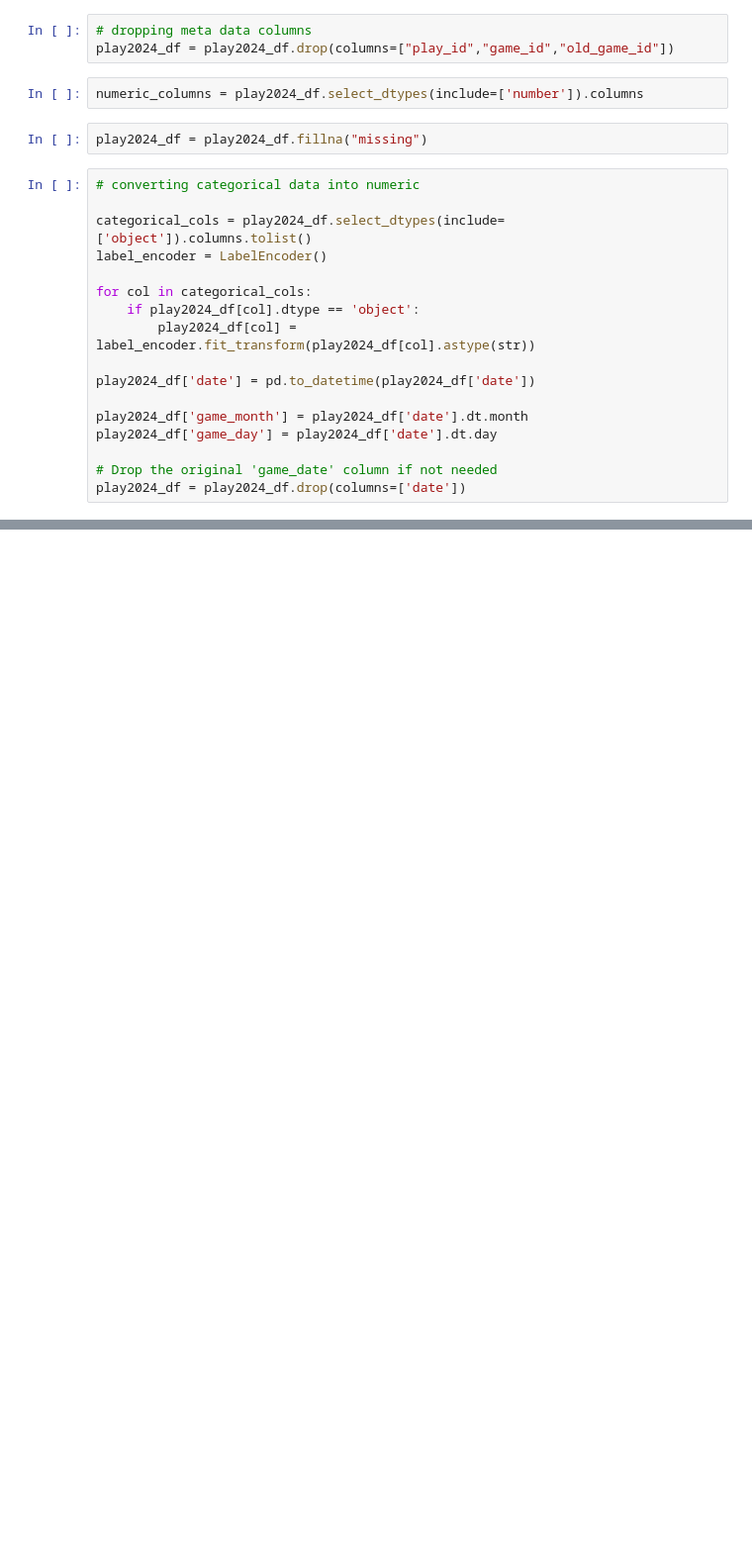
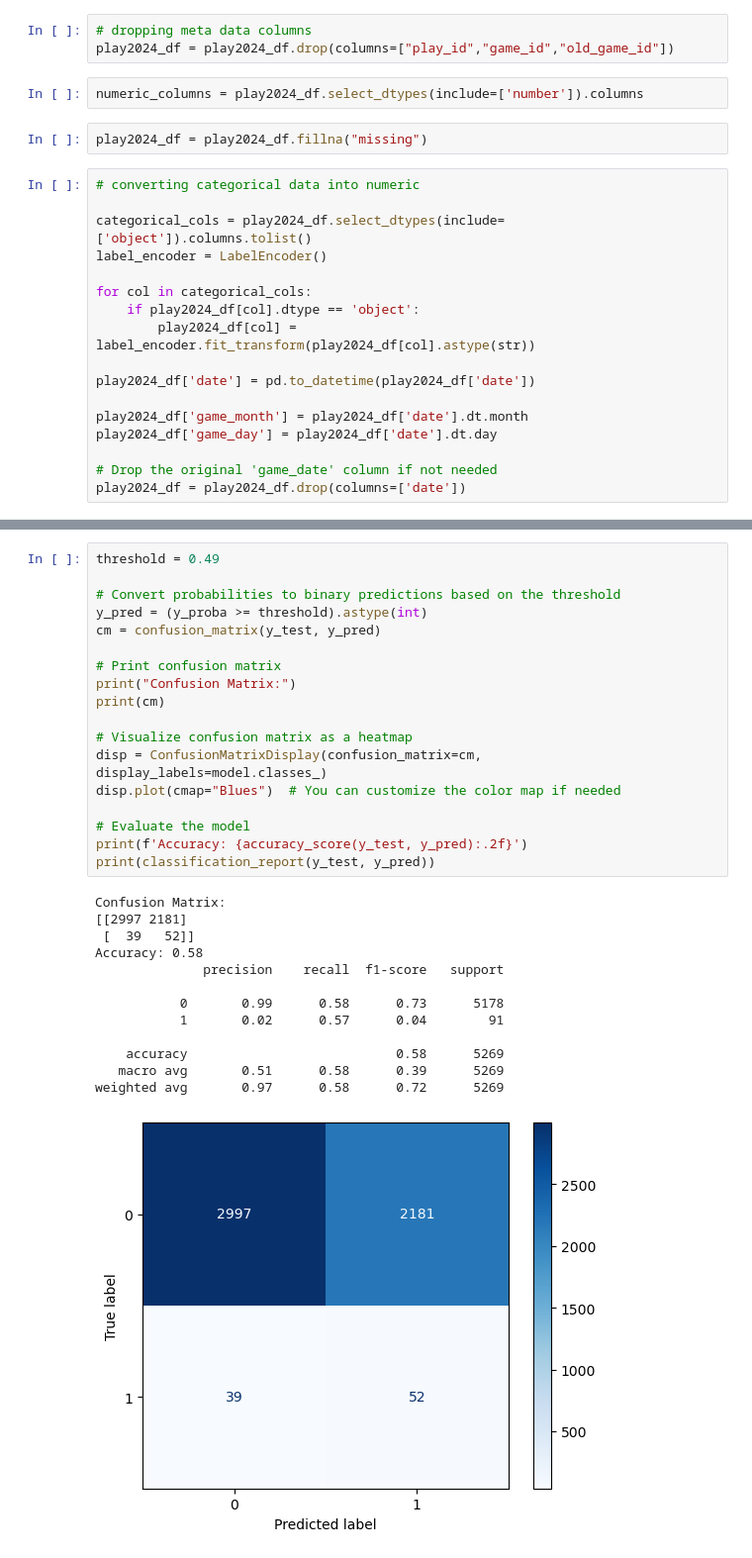
Before and after one commit to DiyaPrasanth20/NFL_Analysis, a Jupyter notebook: DataModelingPartTwo.ipynb, the cells around one changed output, grey strips where cells are left out. Shown at 99% size. Saved outputs shown, nothing was run; the diff lists cells and outputs as text; blank space fills up the shorter version.

```diff
--- a/DataModelingPartTwo.ipynb
+++ b/DataModelingPartTwo.ipynb
@@ -184,0 +188,32 @@ weighted avg       0.96      0.98      0.97      7904
+# %%
+threshold = 0.49
+
+# Convert probabilities to binary predictions based on the threshold
+y_pred = (y_proba >= threshold).astype(int)
+cm = confusion_matrix(y_test, y_pred)
+
+# Print confusion matrix
+print("Confusion Matrix:")
+print(cm)
+
+# Visualize confusion matrix as a heatmap
+disp = ConfusionMatrixDisplay(confusion_matrix=cm, display_labels=model.classes_)
+disp.plot(cmap="Blues")  # You can customize the color map if needed
+
+# Evaluate the model
+print(f'Accuracy: {accuracy_score(y_test, y_pred):.2f}')
+print(classification_report(y_test, y_pred))
+# %% [output]
+Confusion Matrix:
+[[2997 2181]
+ [  39   52]]
+Accuracy: 0.58
+              precision    recall  f1-score   support
+
+           0       0.99      0.58      0.73      5178
+           1       0.02      0.57      0.04        91
+
+    accuracy                           0.58      5269
+   macro avg       0.51      0.58      0.39      5269
+weighted avg       0.97      0.58      0.72      5269
+[figure, added]
```
Also changed, not shown: parts of 4 cells of this notebook.
